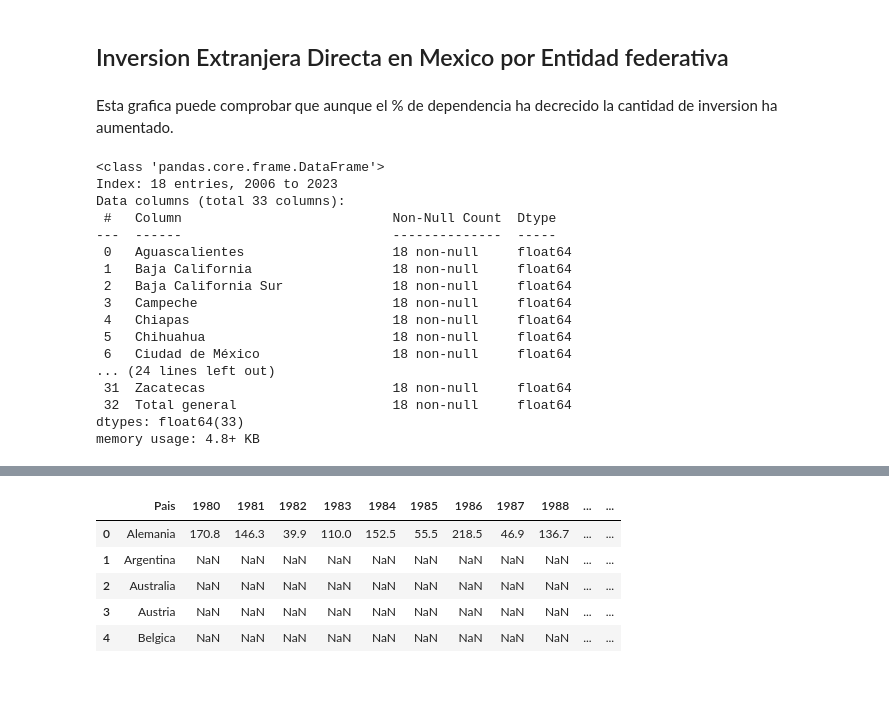
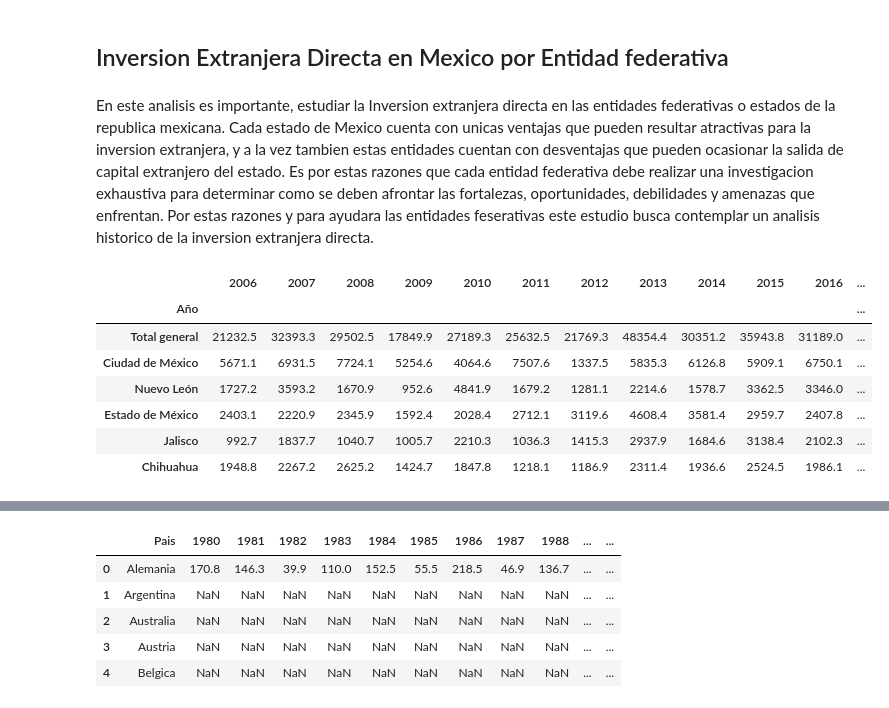
Before and after one commit to OctavioPB/Data-Analyst-Projects, a Jupyter notebook: InversionExtranjeraDirecta2023/Inversion Extranjera Directa en Mexico 2023.ipynb, the cells around one changed output, grey strips where cells are left out. Saved outputs shown, nothing was run; the diff lists cells and outputs as text; code cells hidden in the pictures.

Commit message:
Entidad federativa agregado

```diff
--- a/InversionExtranjeraDirecta2023/Inversion Extranjera Directa en Mexico 2023.ipynb
+++ b/InversionExtranjeraDirecta2023/Inversion Extranjera Directa en Mexico 2023.ipynb
@@ -310,30 +310,25 @@ Por lo tanto, la esperanza matemática o valor esperado de la variable aleatoria
 # %% [markdown]
 ## Inversion Extranjera Directa en Mexico por Entidad federativa
 # %% [markdown]
-Esta grafica puede comprobar que aunque el % de dependencia ha decrecido la cantidad de inversion ha aumentado.
+En este analisis es importante, estudiar la Inversion extranjera directa en las entidades federativas o estados de la republica mexicana. Cada estado de Mexico cuenta con unicas ventajas que pueden resultar atractivas para la inversion extranjera, y a la vez tambien estas entidades cuentan con desventajas que pueden ocasionar la salida de capital extranjero del estado. Es por estas razones que cada entidad federativa debe realizar una investigacion exhaustiva para determinar como se deben afrontar las fortalezas, oportunidades, debilidades y amenazas que enfrentan. Por estas razones y para ayudara las entidades feserativas este estudio busca contemplar un analisis historico de la inversion extranjera directa.
 # %%
 # Inversion Directa por Entidad Federativa
 
 IED_Entidad = pd.read_csv('IED\IED-Entidad.csv', sep = ',')
 IED_Entidad.rename(columns={'Entidad Federativa': 'Año'}, inplace=True)
 IED_Entidad.set_index('Año', inplace= True)
-IED_Entidad = IED_Entidad.T
-IED_Entidad.info()
+
+# Creamos una nueva columna con el promedio de cada estado
+
+IED_Entidad['Total'] = IED_Entidad.mean(axis=1)
+IED_Entidad.sort_values('Total',  ascending = False, inplace= True)
+IED_Entidad.head(6)
 # %% [output]
-<class 'pandas.core.frame.DataFrame'>
-Index: 18 entries, 2006 to 2023
-Data columns (total 33 columns):
- #   Column                           Non-Null Count  Dtype
----  ------                           --------------  -----
- 0   Aguascalientes                   18 non-null     float64
- 1   Baja California                  18 non-null     float64
- 2   Baja California Sur              18 non-null     float64
- 3   Campeche                         18 non-null     float64
- 4   Chiapas                          18 non-null     float64
- 5   Chihuahua                        18 non-null     float64
- 6   Ciudad de México                 18 non-null     float64
-... (24 lines left out)
- 31  Zacatecas                        18 non-null     float64
- 32  Total general                    18 non-null     float64
-dtypes: float64(33)
-memory usage: 4.8+ KB
+|  | 2006 | 2007 | 2008 | 2009 | 2010 | 2011 | 2012 | 2013 | 2014 | 2015 | 2016 | ... |
+| Año |  |  |  |  |  |  |  |  |  |  |  | ... |
+| Total general | 21232.5 | 32393.3 | 29502.5 | 17849.9 | 27189.3 | 25632.5 | 21769.3 | 48354.4 | 30351.2 | 35943.8 | 31189.0 | ... |
+| Ciudad de México | 5671.1 | 6931.5 | 7724.1 | 5254.6 | 4064.6 | 7507.6 | 1337.5 | 5835.3 | 6126.8 | 5909.1 | 6750.1 | ... |
+| Nuevo León | 1727.2 | 3593.2 | 1670.9 | 952.6 | 4841.9 | 1679.2 | 1281.1 | 2214.6 | 1578.7 | 3362.5 | 3346.0 | ... |
+| Estado de México | 2403.1 | 2220.9 | 2345.9 | 1592.4 | 2028.4 | 2712.1 | 3119.6 | 4608.4 | 3581.4 | 2959.7 | 2407.8 | ... |
+| Jalisco | 992.7 | 1837.7 | 1040.7 | 1005.7 | 2210.3 | 1036.3 | 1415.3 | 2937.9 | 1684.6 | 3138.4 | 2102.3 | ... |
+| Chihuahua | 1948.8 | 2267.2 | 2625.2 | 1424.7 | 1847.8 | 1218.1 | 1186.9 | 2311.4 | 1936.6 | 2524.5 | 1986.1 | ... |
```
Also changed, not shown: parts of 7 cells of this notebook.
